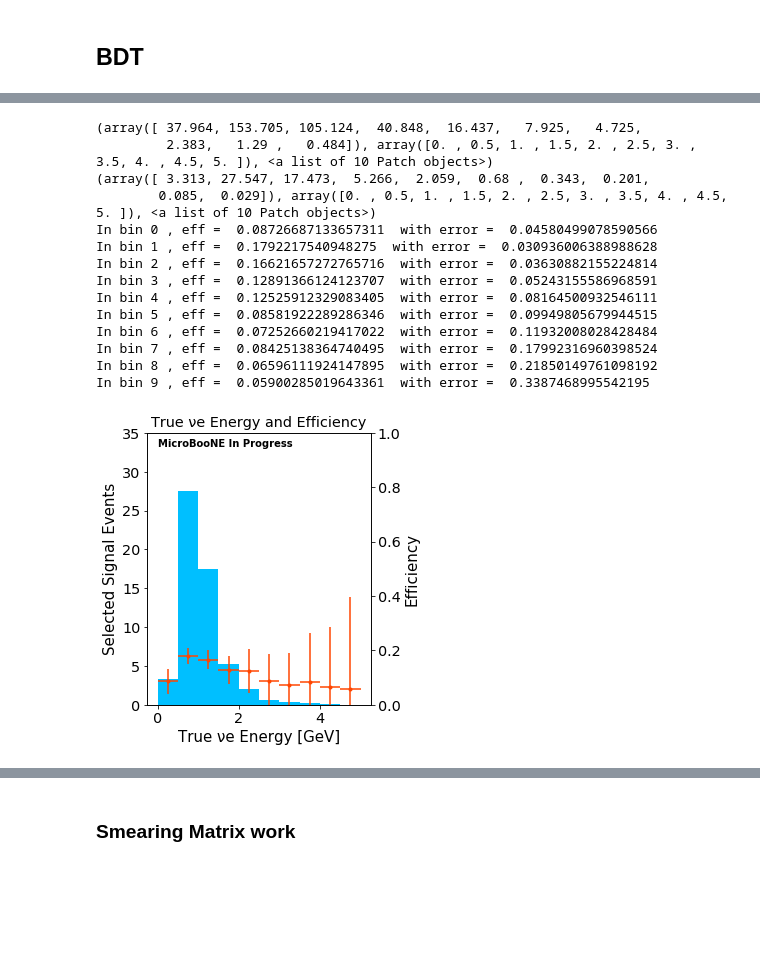
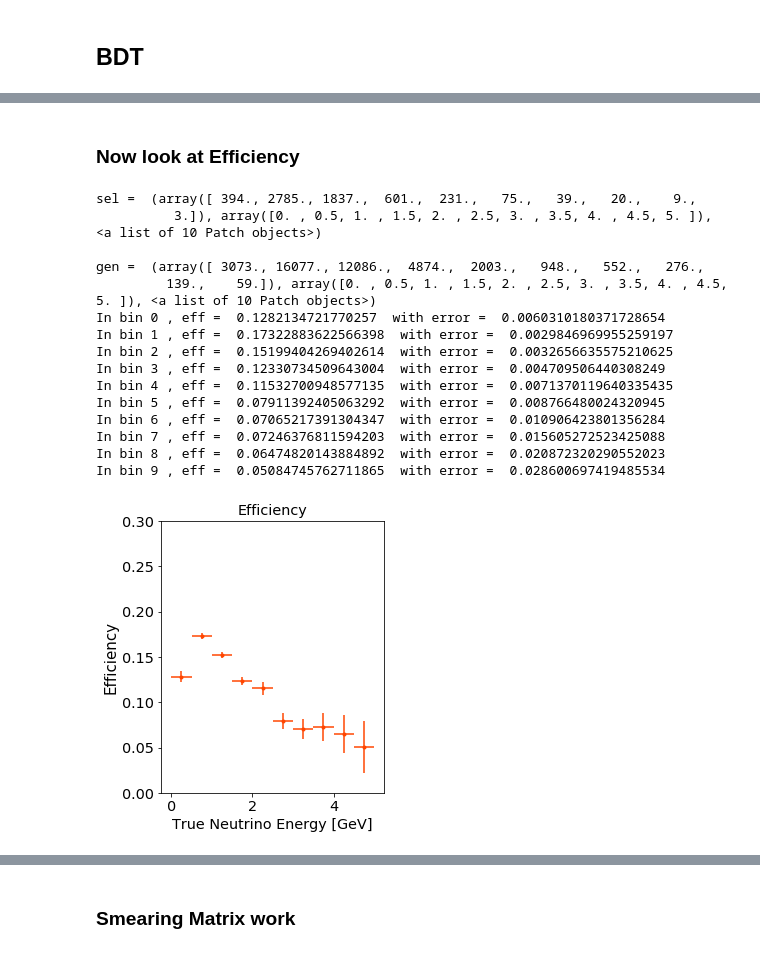
Before and after one commit to afm1g15/PELEE, a Jupyter notebook: Smearing_Matrix_Work_Nue.ipynb, the cells around one changed output, grey strips where cells are left out. Cells and saved outputs as stored; diff of their text form; code cells hidden in the pictures; blank space fills up the shorter version.

```diff
--- a/Smearing_Matrix_Work_Nue.ipynb
+++ b/Smearing_Matrix_Work_Nue.ipynb
@@ -531,7 +402,7 @@ varlist = [
     "tksh_angle", "subcluster", "trkshrhitdist2"]
 #The training variables?
 
-datasetlist = [mc, nue, dirt, ext, data]
+datasetlist = [nue_nue]
 
 for df in datasetlist:
     for column in varlist:
@@ -555,5 +422,5 @@ for df in datasetlist:
 # %%
-datasets_bdt = mc
+datasets_bdt = nue_nue
 # %%
 import matplotlib.pyplot as plt
 import matplotlib
@@ -643,0 +452,3 @@ n_data  [21 26  7  4  2  0  0  1  0  0]
+# %%
+TOTAL_QUERY = SEL_QUERY
+TOTAL_QUERY += truthsel_nue
@@ -643,0 +781,20 @@ n_data  [21 26  7  4  2  0  0  1  0  0]
+# %%
+from matplotlib import gridspec
+
+for i in range(int(n_events/batch_size)+1):
+    nue_fig = plt.figure(figsize=(8, 7))
+    nue_gs = gridspec.GridSpec(2, 1, height_ratios=[2, 1])
+    nue_ax1 = plt.subplot(nue_gs[0])
+    nue_ax1.set_xlim([0, 5])    #TrueE, lepton mom
+    #nue_ax1.set_xlim([-1, 1])    #AngleDiff
+
+    nue_stacked = nue_ax1.hist(
+                varss2[i].values(),
+                weights=list(weightss2[i].values()),
+                stacked=True,
+                label=labss2[i],
+                bins=BINS,
+                range=RANGE)
+
+    plt.title("Adding now!")
+    plt.legend()
@@ -644,3 +1160,5 @@ n_data  [21 26  7  4  2  0  0  1  0  0]
+# %% [markdown]
+### Now look at Efficiency
 # %%
 # from Katerina  - modified, to be able to plot truth mc with nue eff selections
 # plot efficiency overlaid on selected signal events
@@ -742,34 +1205,39 @@ def plot_signal_and_eff_alex(selected, df, signal, bins, truth):
 # %%
-#SEL_QUERY = "BDT_score > 0.575"
-#selected = nue.query(SEL_QUERY)
+#ENERGY
+
+#this is the truth selection
+fiduc_q = "(nu_pdg == 12 and ccnc == 0 and true_nu_vtx_z < 1036.8 and true_nu_vtx_z > 0 and true_nu_vtx_y < 116.5 and true_nu_vtx_y > -116.5 and true_nu_vtx_x < \
+ 254.8 and true_nu_vtx_x > -1.55 and nproton > 0 and npion == 0 and nu_e > 0.04 and nu_e < 5)"
+fiduc_q  += " and category == 11"
 
 
-fiduc_q = "true_nu_vtx_z < 1036.8 and true_nu_vtx_z > 0 and true_nu_vtx_y < 116.5 and true_nu_vtx_y > -116.5 and true_nu_vtx_x < \
- 254.8 and true_nu_vtx_x > -1.55 and ((nu_pdg) == 12 and ccnc == 0) and nproton > 0"
+variable = 'nu_e'
+xaxis = "True Neutrino Energy [GeV]"
+savetitle = "batch_eff_nue_fig_full_500_catsel_nopions_recoE_matrix_trueeff.csv"
 
 
-#bins = [0.25, 0.5, 1.0, 1.25, 1.5, 1.75, 2.0, 2.05, 2.25, 2.45, 2.65, 2.85, 3.05]
 bins = np.arange(0, 5.5, 0.5)
 #plot_signal_and_eff(selected, nue, fiduc_q, bins, mc.query(fiduc_q))
 
-selected = nue.query(SEL_QUERY)
+selected = nue_nue.query(SEL_QUERY)
 selected_fid = selected.query(fiduc_q)
 
 #had truth as mc - should be nue?
-plot_signal_and_eff_alex(selected_fid, nue, fiduc_q, bins, mc.query(fiduc_q))
+plot_signal_and_eff(selected_fid, nue_nue, fiduc_q, bins, variable, xaxis, savetitle)
 # %% [output]
-(array([ 37.964, 153.705, 105.124,  40.848,  16.437,   7.925,   4.725,
-         2.383,   1.29 ,   0.484]), array([0. , 0.5, 1. , 1.5, 2. , 2.5, 3. , 3.5, 4. , 4.5, 5. ]), <a list of 10 Patch objects>)
-(array([ 3.313, 27.547, 17.473,  5.266,  2.059,  0.68 ,  0.343,  0.201,
-        0.085,  0.029]), array([0. , 0.5, 1. , 1.5, 2. , 2.5, 3. , 3.5, 4. , 4.5, 5. ]), <a list of 10 Patch objects>)
-In bin 0 , eff =  0.08726687133657311  with error =  0.04580499078590566
-In bin 1 , eff =  0.1792217540948275  with error =  0.030936006388988628
-In bin 2 , eff =  0.16621657272765716  with error =  0.03630882155224814
-In bin 3 , eff =  0.12891366124123707  with error =  0.05243155586968591
-In bin 4 , eff =  0.12525912329083405  with error =  0.08164500932546111
-In bin 5 , eff =  0.08581922289286346  with error =  0.09949805679944515
-In bin 6 , eff =  0.07252660219417022  with error =  0.11932008028428484
-In bin 7 , eff =  0.08425138364740495  with error =  0.17992316960398524
-In bin 8 , eff =  0.06596111924147895  with error =  0.21850149761098192
-In bin 9 , eff =  0.05900285019643361  with error =  0.3387468995542195
+sel =  (array([ 394., 2785., 1837.,  601.,  231.,   75.,   39.,   20.,    9.,
+          3.]), array([0. , 0.5, 1. , 1.5, 2. , 2.5, 3. , 3.5, 4. , 4.5, 5. ]), <a list of 10 Patch objects>)
+
+gen =  (array([ 3073., 16077., 12086.,  4874.,  2003.,   948.,   552.,   276.,
+         139.,    59.]), array([0. , 0.5, 1. , 1.5, 2. , 2.5, 3. , 3.5, 4. , 4.5, 5. ]), <a list of 10 Patch objects>)
+In bin 0 , eff =  0.1282134721770257  with error =  0.0060310180371728654
+In bin 1 , eff =  0.17322883622566398  with error =  0.0029846969955259197
+In bin 2 , eff =  0.15199404269402614  with error =  0.0032656635575210625
+In bin 3 , eff =  0.12330734509643004  with error =  0.004709506440308249
+In bin 4 , eff =  0.11532700948577135  with error =  0.0071370119640335435
+In bin 5 , eff =  0.07911392405063292  with error =  0.008766480024320945
+In bin 6 , eff =  0.07065217391304347  with error =  0.010906423801356284
+In bin 7 , eff =  0.07246376811594203  with error =  0.015605272523425088
+In bin 8 , eff =  0.06474820143884892  with error =  0.020872320290552023
+In bin 9 , eff =  0.05084745762711865  with error =  0.028600697419485534
-[figure, old version]
+[figure, new version]
```
Also changed, not shown: parts of 42 cells of this notebook, 5 other files.
